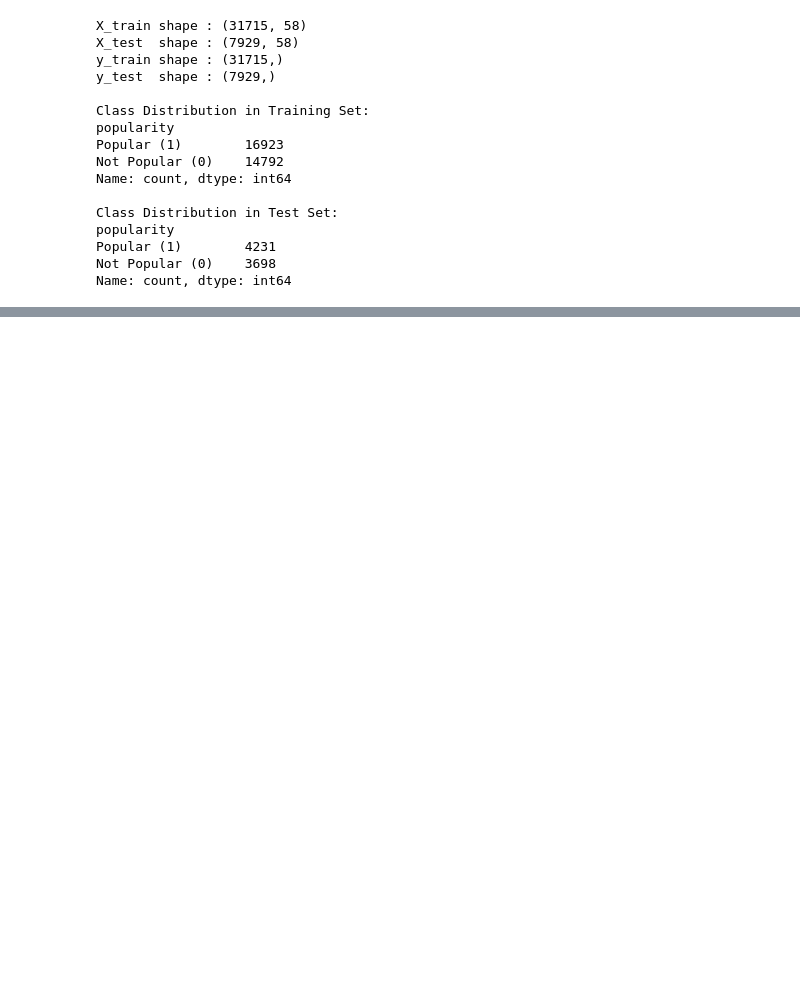
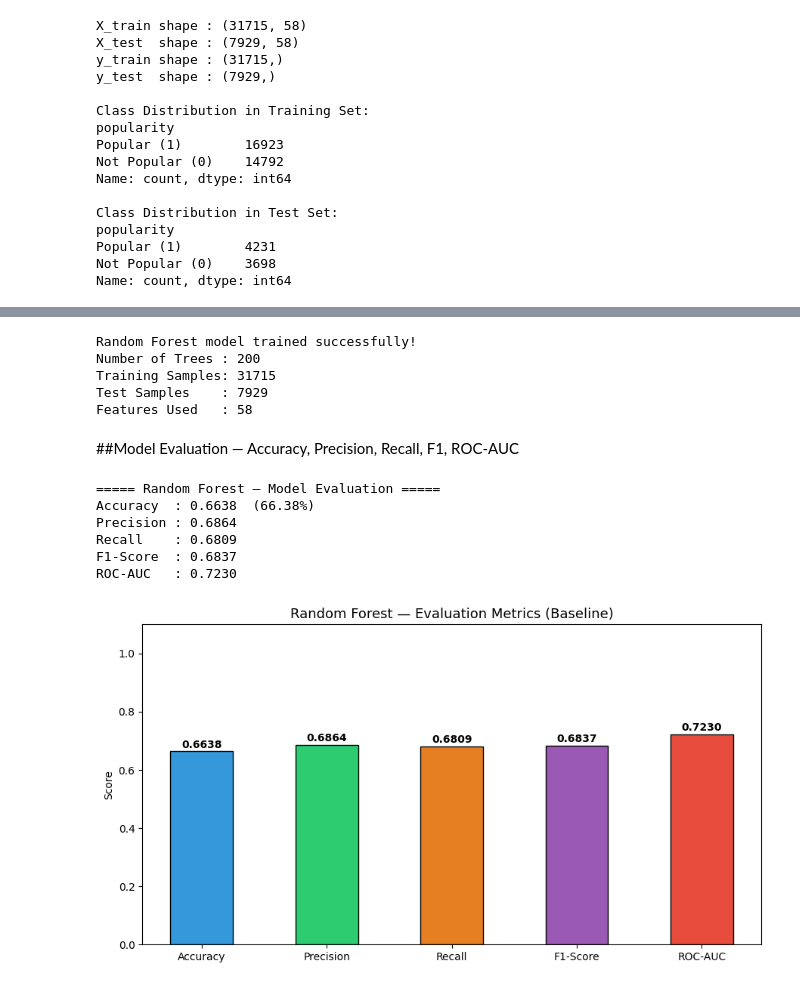
Before and after one commit to SLIIT-MSC-AI/ML_Group_Assignment, a Jupyter notebook: notebooks/RandomForest_Implementation.ipynb, the cells around one changed output, grey strips where cells are left out. Drawn from its saved outputs; the diff is of its cells as text; code cells hidden in the pictures; blank space fills up the shorter version.

Commit message:
feat: add Accuracy, Precision, Recall, F1, ROC-AUC evaluation metrics

```diff
--- a/notebooks/RandomForest_Implementation.ipynb
+++ b/notebooks/RandomForest_Implementation.ipynb
@@ -61,0 +64,80 @@ Name: count, dtype: int64
+# %%
+# Train the baseline Random Forest Classifier
+# n_estimators=200: 200 decision trees in the ensemble
+# max_depth=10: limits tree depth to reduce overfitting
+# min_samples_split=5: a node must have at least 5 samples to split
+# min_samples_leaf=2: each leaf must have at least 2 samples
+# class_weight="balanced": adjusts weights inversely proportional to class frequencies
+rf_model = RandomForestClassifier(
+    n_estimators=200,
+    max_depth=10,
+    min_samples_split=5,
+    min_samples_leaf=2,
+    class_weight="balanced",
+    random_state=RANDOM_STATE,
+    n_jobs=-1  # Use all available CPU cores for faster training
+)
+rf_model.fit(X_train, y_train)  # Train on the training set
+
+# Predictions on the test set
+y_pred = rf_model.predict(X_test)          # Predicted class labels
+y_prob = rf_model.predict_proba(X_test)[:, 1]  # Predicted probabilities for class 1
+
+print("Random Forest model trained successfully!")
+print(f"Number of Trees : 200")
+print(f"Training Samples: {X_train.shape[0]}")
+print(f"Test Samples    : {X_test.shape[0]}")
+print(f"Features Used   : {X_train.shape[1]}")
+# %% [output]
+Random Forest model trained successfully!
+Number of Trees : 200
+Training Samples: 31715
+Test Samples    : 7929
+Features Used   : 58
+# %% [markdown]
+##Model Evaluation — Accuracy, Precision, Recall, F1, ROC-AUC
+# %%
+# Calculate evaluation metrics for the baseline model
+# Accuracy  : overall proportion of correct predictions
+# Precision : of all predicted positives, how many are truly positive
+# Recall    : of all actual positives, how many were correctly identified
+# F1-Score  : harmonic mean of precision and recall (useful for imbalanced data)
+# ROC-AUC   : area under the ROC curve — measures discriminability
+acc  = accuracy_score(y_test, y_pred)
+prec = precision_score(y_test, y_pred)
+rec  = recall_score(y_test, y_pred)
+f1   = f1_score(y_test, y_pred)
+roc  = roc_auc_score(y_test, y_prob)
+
+print("===== Random Forest — Model Evaluation =====")
+print(f"Accuracy  : {acc:.4f}  ({acc*100:.2f}%)")
+print(f"Precision : {prec:.4f}")
+print(f"Recall    : {rec:.4f}")
+print(f"F1-Score  : {f1:.4f}")
+print(f"ROC-AUC   : {roc:.4f}")
+# %% [output]
+===== Random Forest — Model Evaluation =====
+Accuracy  : 0.6638  (66.38%)
+Precision : 0.6864
+Recall    : 0.6809
+F1-Score  : 0.6837
+ROC-AUC   : 0.7230
+# %%
+# Bar chart visualization of all evaluation metrics
+metrics = ["Accuracy", "Precision", "Recall", "F1-Score", "ROC-AUC"]
+values  = [acc, prec, rec, f1, roc]
+colors  = ["#3498db", "#2ecc71", "#e67e22", "#9b59b6", "#e74c3c"]
+
+plt.figure(figsize=(9, 5))
+bars = plt.bar(metrics, values, color=colors, edgecolor="black", width=0.5)
+for bar, val in zip(bars, values):
+    plt.text(bar.get_x() + bar.get_width()/2,
+             bar.get_height() + 0.005,
+             f"{val:.4f}", ha="center", va="bottom", fontweight="bold")
+plt.ylim(0, 1.1)
+plt.title("Random Forest — Evaluation Metrics (Baseline)", fontsize=13)
+plt.ylabel("Score")
+plt.tight_layout()
+plt.show()
+# %% [output]
+[figure, added]
```
Also changed, not shown: parts of 2 cells of this notebook.
